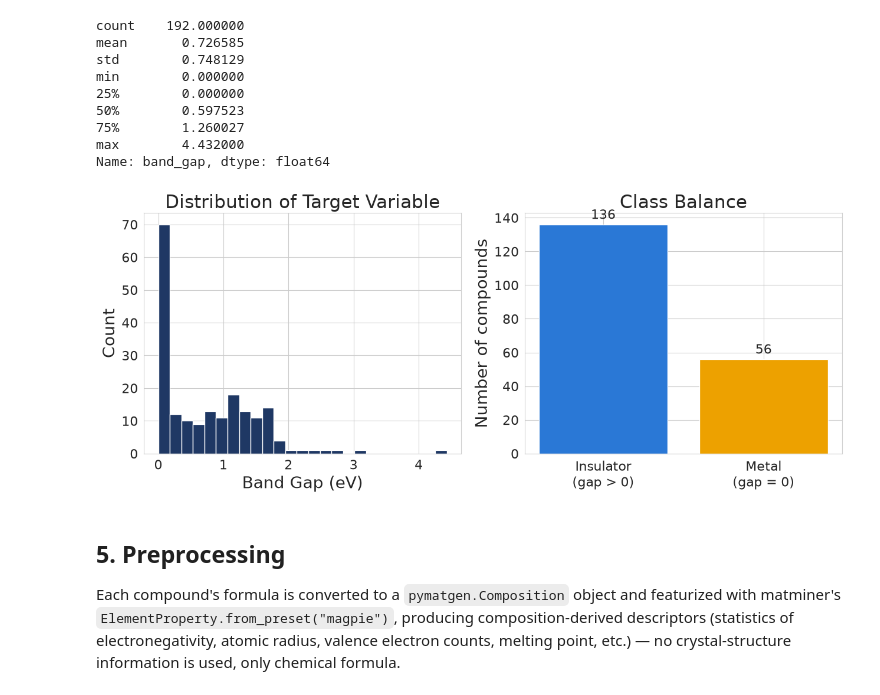
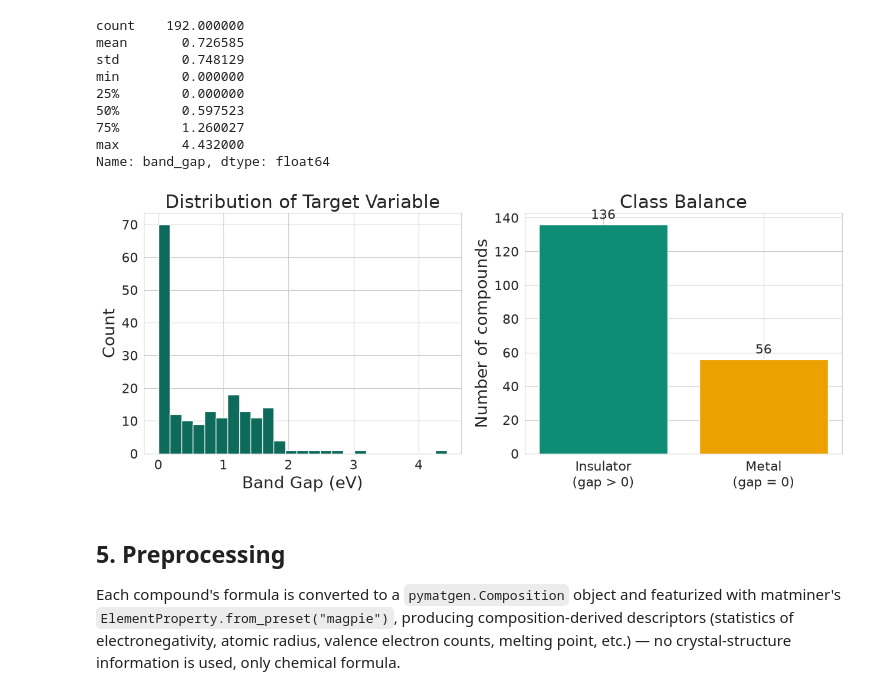
Before and after one commit to ShahiDDU/snse-bandgap-ml-capstone, a Jupyter notebook: band_gap_snse_materials.ipynb, the cells around one changed output. Cells and saved outputs as stored; diff of their text form; code cells hidden in the pictures.

```diff
--- a/band_gap_snse_materials.ipynb
+++ b/band_gap_snse_materials.ipynb
@@ -94,24 +94,24 @@ Name: band_gap, dtype: float64
 # %%
 df_clean["is_metal"] = (df_clean["band_gap"] == 0).astype(int)
 
 fig, ax = plt.subplots(1, 2, figsize=(13, 5.5))
-ax[0].hist(df_clean["band_gap"], bins=25, color="#1F3864", edgecolor="white")
+ax[0].hist(df_clean["band_gap"], bins=25, color="#0E6B5C", edgecolor="white")
 ax[0].set_xlabel("Band Gap (eV)")
 ax[0].set_ylabel("Count")
 ax[0].set_title("Distribution of Target Variable")
 
 counts = df_clean["is_metal"].value_counts().sort_index()
 labels = ["Insulator\n(gap > 0)", "Metal\n(gap = 0)"]
 values = [counts.get(0, 0), counts.get(1, 0)]
-bars = ax[1].bar(labels, values, color=["#2a78d6", "#eda100"])
+bars = ax[1].bar(labels, values, color=["#0E8C74", "#eda100"])
 ax[1].bar_label(bars, padding=3, fontsize=16)
 ax[1].set_ylabel("Number of compounds")
 ax[1].set_title("Class Balance")
 plt.tight_layout()
 plt.savefig("figures/fig_eda.png", dpi=150, bbox_inches="tight")
 plt.show()
 # %% [output]
-[figure, old version]
+[figure, new version]
 # %% [markdown]
 ## 5. Preprocessing
 
```
Also changed, not shown: parts of 3 cells of this notebook, 5 other files.
